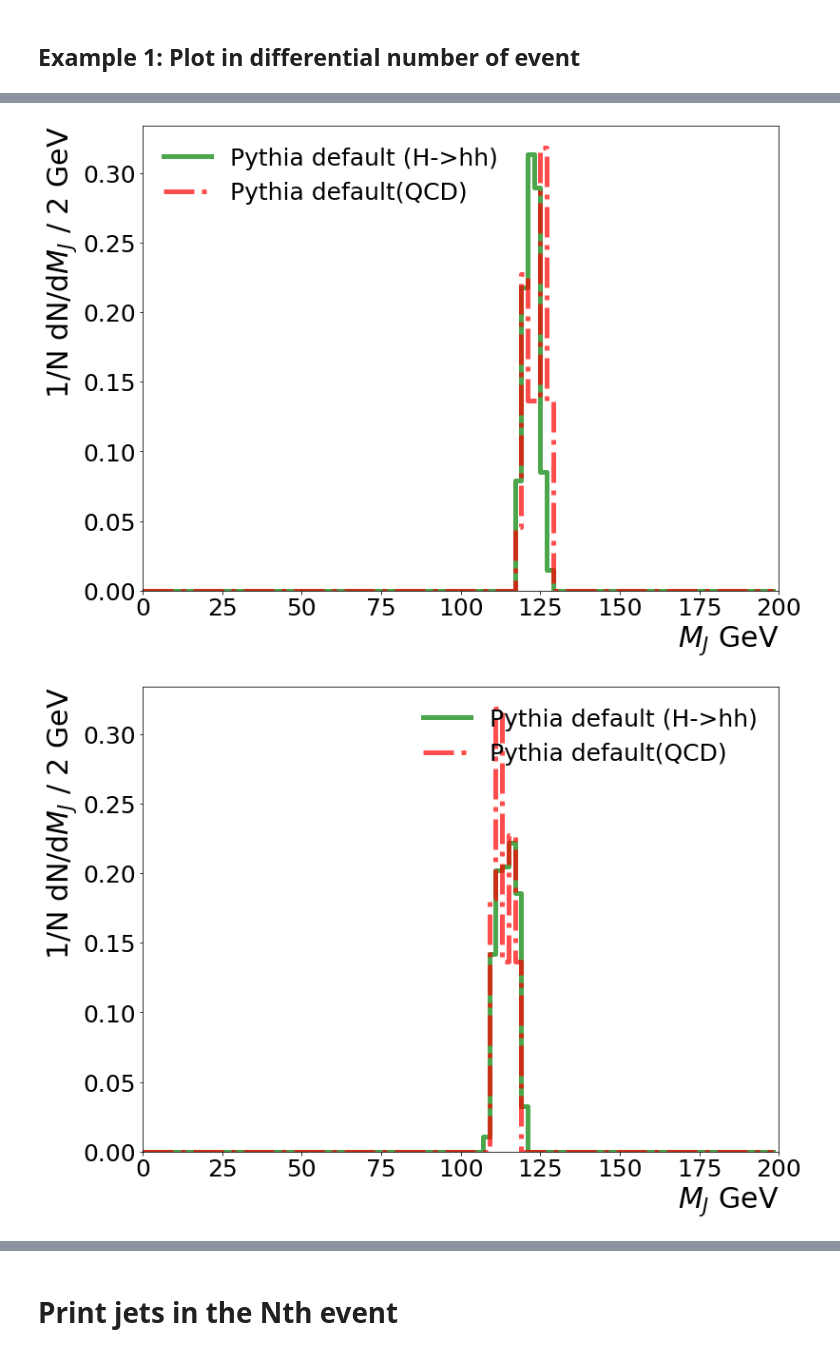
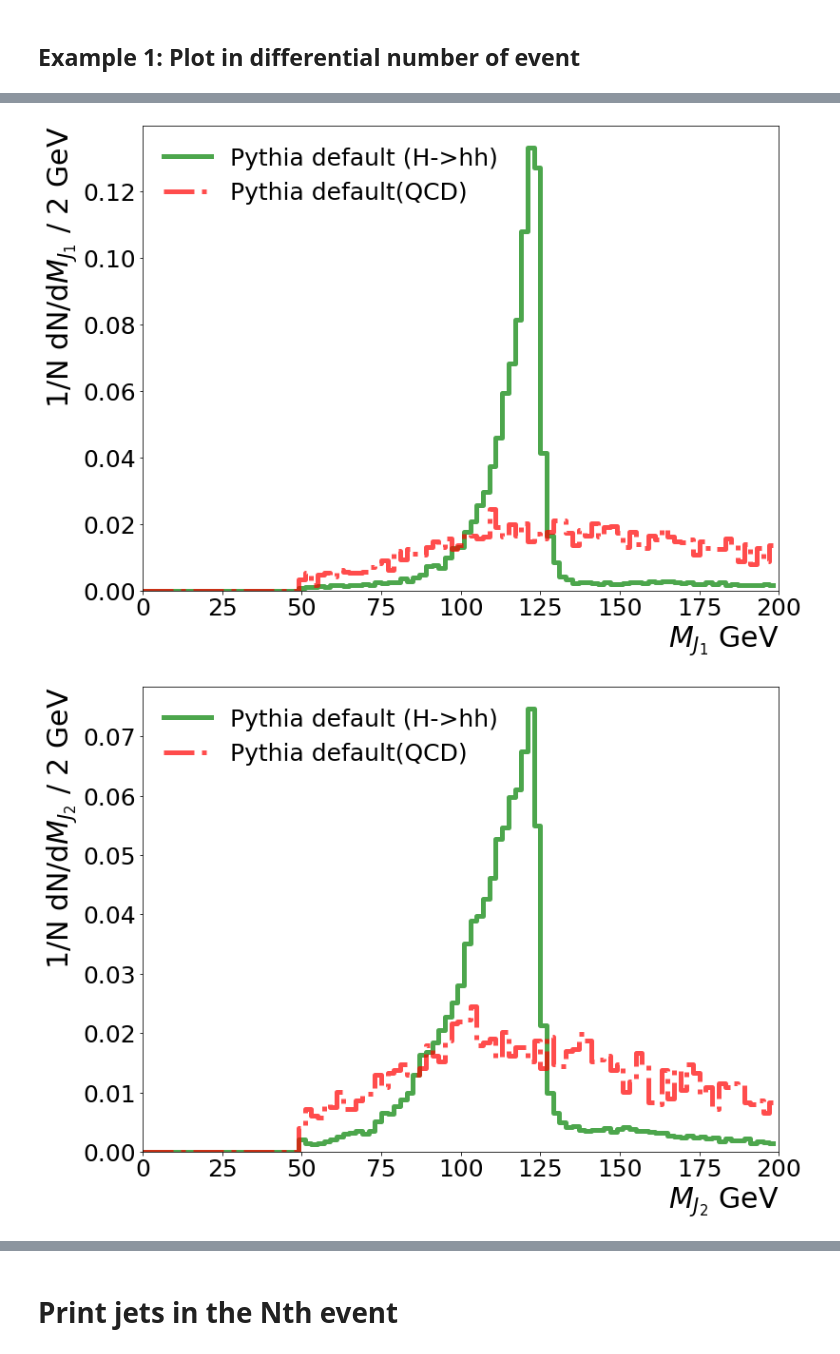
Before and after one commit to alan200276/UniversalityDNN_DiHiggs, a Jupyter notebook: Notebook/Preselection.ipynb, the cells around one changed output, grey strips where cells are left out. Drawn from its saved outputs; the diff is of its cells as text; code cells hidden in the pictures.

```diff
--- a/Notebook/Preselection.ipynb
+++ b/Notebook/Preselection.ipynb
@@ -347,9 +352,16 @@ Time Cost : 29.5973 min
 # %% [markdown]
 # Quick check the $M_{JJ}$ of Higgs candidates
 # %%
-M_h1 = [[],[]]
-M_h2 = [[],[]]
-M_JJ = [[],[]]
+M_h1 = []
+M_h2 = []
+M_JJ = []
+
+for i in range(len(Higgs_candidate)):
+    M_h1.append([])
+    M_h2.append([])
+    M_JJ.append([])
+
+
 
 for N, process in enumerate(Higgs_candidate):
     for i, element in enumerate(process):
@@ -398,7 +410,10 @@ plt.show()
 # %% [markdown]
 # Jet Trimmimng
 # %%
-process_list_clustered_trimmed = [[],[]]
+process_list_clustered_trimmed = []
+for i in range(len(Higgs_candidate)):
+    process_list_clustered_trimmed.append([])
+
 #process_list_clustered
 for N, process in enumerate(Higgs_candidate):
 #     print(time.strftime("%a %b %d %H:%M:%S %Y", time.localtime()))
@@ -431,7 +446,6 @@ print("# of QCD: ", len(process_list_clustered_trimmed[1]))
 # %% [markdown]
 # di-Jet Events' Selection From Truth Record
 # %%
-
 M_J1 = [[],[]]
 M_J2 = [[],[]]
 M_J3 = [[],[]]
@@ -495,12 +509,12 @@ for N,(process_untrimmed, process_trimmed) in enumerate(zip(Higgs_candidate, pro
             continue
 
 
-        """
-        X_HH < 1.6
-        """
-        if XHH(jet_1,jet_2) >= 1.6 :
-            xhh += 1
-            continue
+#         """
+#         X_HH < 1.6
+#         """
+#         if XHH(jet_1,jet_2) >= 1.6 :
+#             xhh += 1
+#             continue
 
 
         M_J1[N].append(jet_1.mass)
@@ -514,13 +528,13 @@ for N,(process_untrimmed, process_trimmed) in enumerate(zip(Higgs_candidate, pro
     pass_trigger = len(process_untrimmed)-trigger
     pass_two_jets = len(process_untrimmed)-trigger-two_jets
     pass_eta13 = len(process_untrimmed)-trigger-two_jets-eta13
-    pass_X_HH = len(process_untrimmed)-trigger-two_jets-eta13-xhh
+#     pass_X_HH = len(process_untrimmed)-trigger-two_jets-eta13-xhh
 
     print("###############")
     print("There are {} events passed trigger selection. eff: {:.3f}. ".format(pass_trigger, pass_trigger/len(process_untrimmed)))
     print("There are {} events passed 2 jets selection. eff: {:.3f}. ".format(pass_two_jets, pass_two_jets/len(process_untrimmed)))
     print("There are {} events passed |\Delta\eta| selection. eff: {:.3f}. ".format(pass_eta13, pass_eta13/len(process_untrimmed)))
-    print("There are {} events passed XHH selection. eff: {:.3f}. ".format(pass_X_HH, pass_X_HH/len(process_untrimmed)))
+#     print("There are {} events passed XHH selection. eff: {:.3f}. ".format(pass_X_HH, pass_X_HH/len(process_untrimmed)))
     print("There are {} events passed all selection.".format(len(M_J1[N])))
     print("\n")
 
@@ -596,34 +608,34 @@ for i, process in enumerate(M_j):
     ax.tick_params(axis='x', labelsize=25)
     ax.tick_params(axis='y', labelsize=25)
     plt.xlim((0,200))
-    plt.xlabel("$M_{J}$ GeV", fontsize=30,horizontalalignment='right',x=1)
+    plt.xlabel("$M_{J_1}$ GeV", fontsize=30,horizontalalignment='right',x=1)
 
 
 plt.ylim((0.))
-plt.ylabel("1/N dN/d$M_{J}$ / 2 GeV", fontsize=30, horizontalalignment='right',y=1)
+plt.ylabel("1/N dN/d$M_{J_1}$ / 2 GeV", fontsize=30, horizontalalignment='right',y=1)
 # plt.savefig("./Plots/m_ww_parton.png", transparent=True, bbox_inches='tight')  #save figure as png
 plt.show()
 # %% [output]
-[figure, old version]
+[figure, new version]
 # %%
 M_j = M_J2
 
 fig, ax = plt.subplots(1,1, figsize=(12,9))
 for i, process in enumerate(M_j):
     length = np.linspace(0,200,101)
     HIST(process, length, title,colors[i],linestyle[i])
     ax.tick_params(axis='x', labelsize=25)
     ax.tick_params(axis='y', labelsize=25)
     plt.xlim((0,200))
-    plt.xlabel("$M_{J}$ GeV", fontsize=30,horizontalalignment='right',x=1)
+    plt.xlabel("$M_{J_2}$ GeV", fontsize=30,horizontalalignment='right',x=1)
 
 
 plt.ylim((0.))
-plt.ylabel("1/N dN/d$M_{J}$ / 2 GeV", fontsize=30, horizontalalignment='right',y=1)
+plt.ylabel("1/N dN/d$M_{J_2}$ / 2 GeV", fontsize=30, horizontalalignment='right',y=1)
 # plt.savefig("./Plots/m_ww_parton.png", transparent=True, bbox_inches='tight')  #save figure as png
 plt.show()
 # %% [output]
-[figure, old version]
+[figure, new version]
 # %%
 PT_j = PT_J1
 
```
Also changed, not shown: parts of 10 cells of this notebook, 7 other files.
